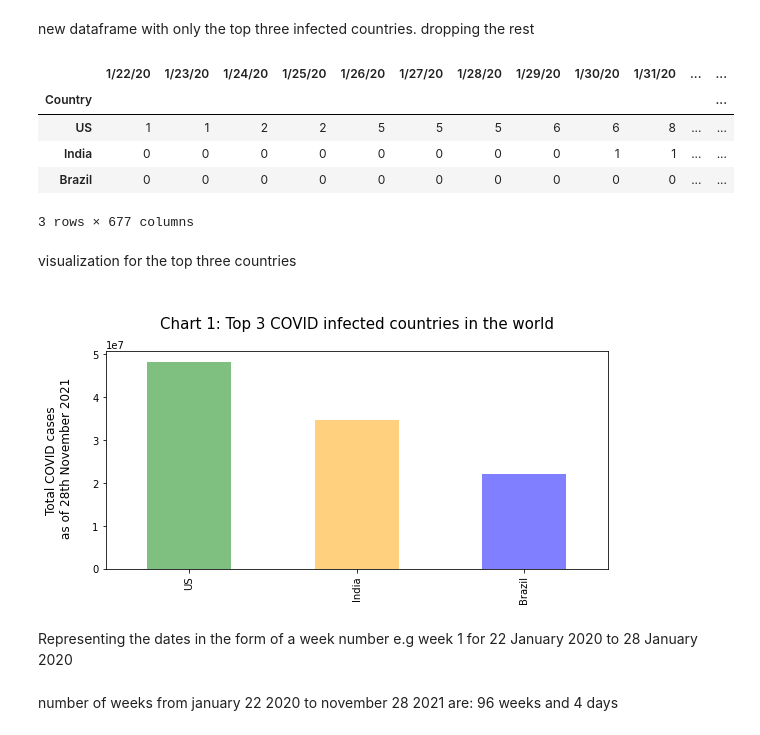
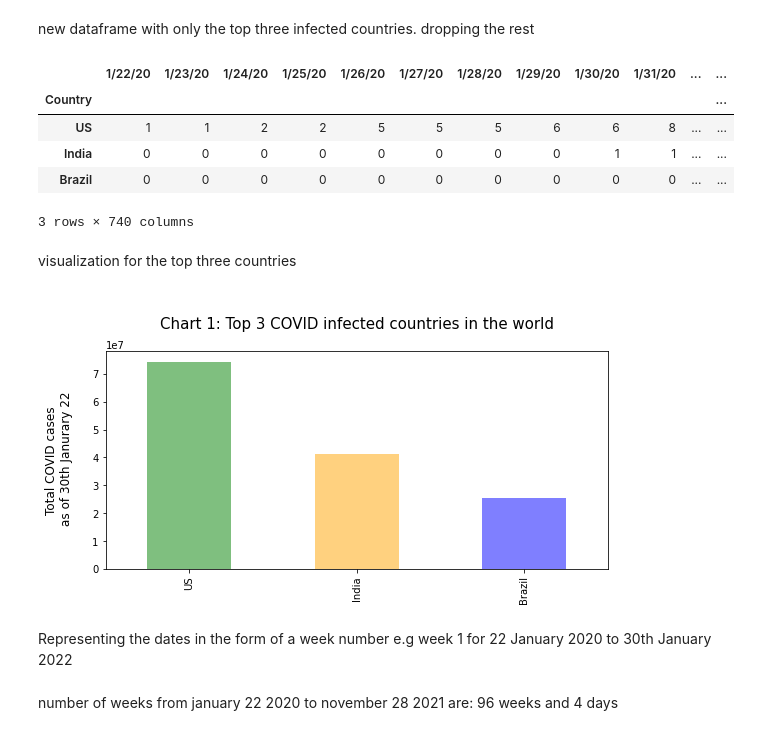
Before and after one commit to dom-inic/covid19Analysis, a Jupyter notebook: covid19timeseries. Big Data and analytics.ipynb, the cells around one changed output. Saved outputs shown, nothing was run; the diff lists cells and outputs as text; code cells hidden in the pictures.

```diff
--- a/covid19timeseries. Big Data and analytics.ipynb
+++ b/covid19timeseries. Big Data and analytics.ipynb
@@ -91,7 +91,7 @@ df_groupbycountry.head(10)
 # %% [markdown]
 displaying the top 5 countries as of 11/28/21 to be able to identify the top 3
 # %%
-df_sorted = df_groupbycountry.sort_values('11/28/21', ascending=False)
+df_sorted = df_groupbycountry.sort_values('1/30/22', ascending=False)
 df_sorted.head(10)
 # from the output the top three countries can be seen to be US,India and Brazil
 # %% [output]
@@ -120,28 +120,28 @@ df_top3
 | US | 1 | 1 | 2 | 2 | 5 | 5 | 5 | 6 | 6 | 8 | ... | ... |
 | India | 0 | 0 | 0 | 0 | 0 | 0 | 0 | 0 | 1 | 1 | ... | ... |
 | Brazil | 0 | 0 | 0 | 0 | 0 | 0 | 0 | 0 | 0 | 0 | ... | ... |
-3 rows × 677 columns
+3 rows × 740 columns
 # %% [markdown]
 visualization for the top three countries
 # %%
 import matplotlib.pyplot as plt
 #Figure size
 plt.figure(figsize=(9, 4))
 
 #Plot
-df_top3['11/28/21'].plot.bar(align='center',
+df_top3['1/30/22'].plot.bar(align='center',
                    alpha=0.5, color=['green', 'orange', 'blue'], ecolor='black', capsize=10)
 
 #Labels
-plt.ylabel('Total COVID cases\n as of 28th November 2021\n', fontsize=12);
+plt.ylabel('Total COVID cases\n as of 30th Janurary 22\n', fontsize=12);
 plt.xlabel("")
 plt.title('\nChart 1: Top 3 COVID infected countries in the world\n', fontsize=15)
 
 plt.show()
 # %% [output]
-[figure, old version]
+[figure, new version]
 # %% [markdown]
-Representing the dates in the form of a week number e.g week 1 for 22 January 2020 to 28 January 2020
+Representing the dates in the form of a week number e.g week 1 for 22 January 2020 to 30th January 2022
 # %% [markdown]
 number of weeks from january 22 2020 to november 28 2021 are: 96 weeks and 4 days
 # %% [markdown]
```
Also changed, not shown: parts of 7 cells of this notebook, 3 other files.
